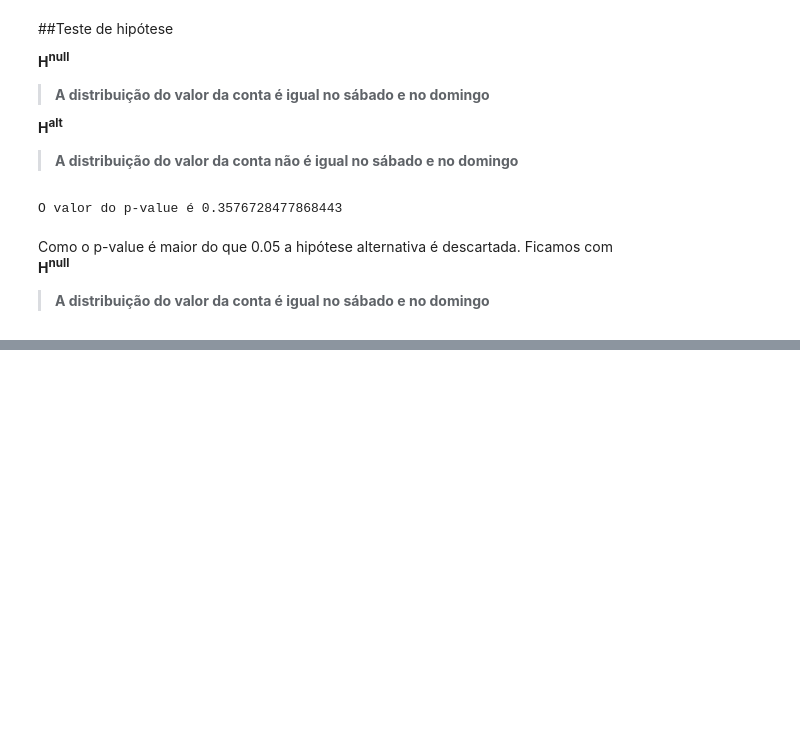
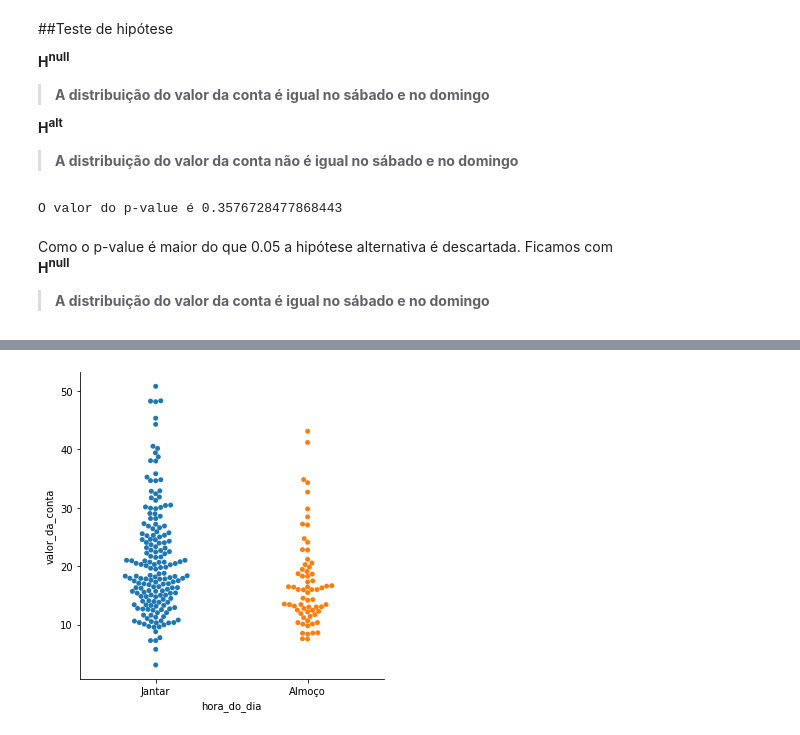
Before and after one commit to erikamarchi/data-visualization-explorando-com-seaborn, a Jupyter notebook: EDA_Gorjetas.ipynb, the cells around one changed output, grey strips where cells are left out. Saved outputs shown, nothing was run; the diff lists cells and outputs as text; code cells hidden in the pictures; blank space fills up the shorter version.

```diff
--- a/EDA_Gorjetas.ipynb
+++ b/EDA_Gorjetas.ipynb
@@ -361,0 +383,7 @@ Como o p-value é maior do que 0.05 a hipótese alternativa é descartada. Ficam
+# %%
+sns.catplot(x='hora_do_dia',
+            y='valor_da_conta',
+            data=gorjetas,
+            kind='swarm');
+# %% [output]
+[figure, added]
```
Also changed, not shown: parts of 10 cells of this notebook.
